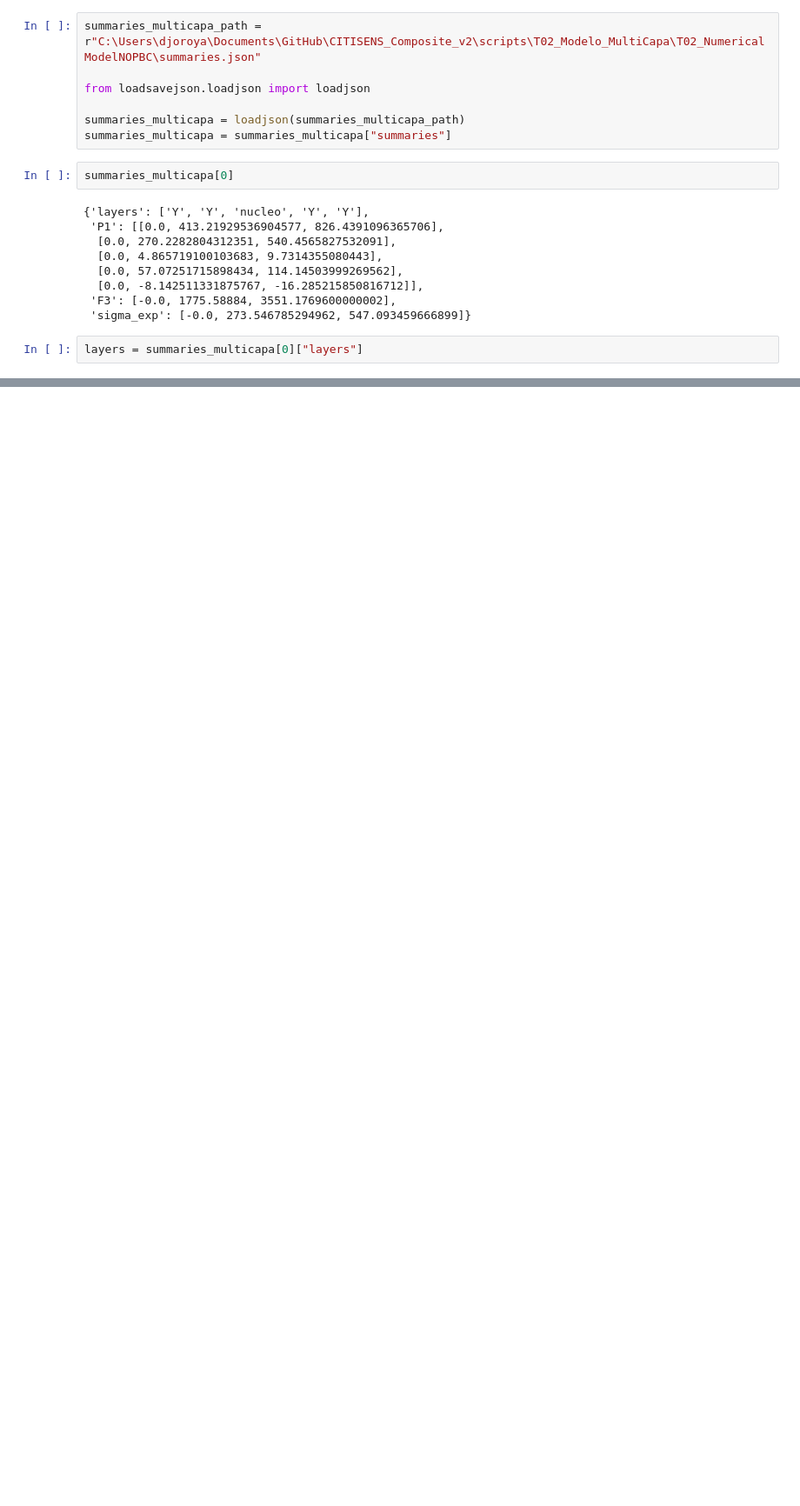
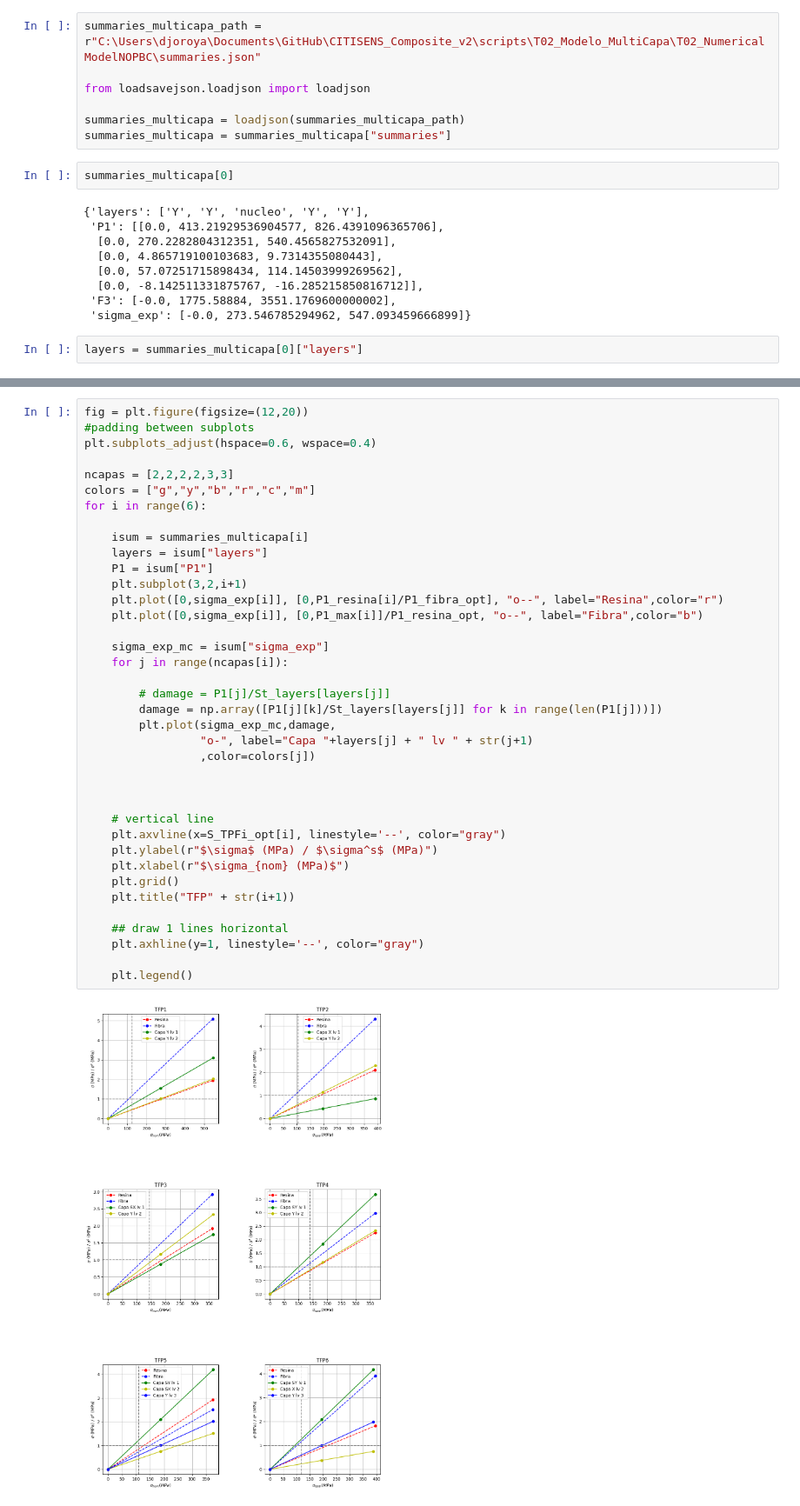
Before and after one commit to AdvancedMaterialSimulation/CITISENS_Composite, a Jupyter notebook: scripts_finals/02_metodo/02_flexion/T01_post_all copy.ipynb, the cells around one changed output, grey strips where cells are left out. Shown at 87% size. Cells and saved outputs as stored; diff of their text form; blank space fills up the shorter version.

```diff
--- a/scripts_finals/02_metodo/02_flexion/T01_post_all copy.ipynb
+++ b/scripts_finals/02_metodo/02_flexion/T01_post_all copy.ipynb
@@ -433,0 +458,40 @@ for i in range(6):
+# %%
+fig = plt.figure(figsize=(12,20))
+#padding between subplots
+plt.subplots_adjust(hspace=0.6, wspace=0.4)
+
+ncapas = [2,2,2,2,3,3]
+colors = ["g","y","b","r","c","m"]
+for i in range(6):
+
+    isum = summaries_multicapa[i]
+    layers = isum["layers"]
+    P1 = isum["P1"]
+    plt.subplot(3,2,i+1)
+    plt.plot([0,sigma_exp[i]], [0,P1_resina[i]/P1_fibra_opt], "o--", label="Resina",color="r")
+    plt.plot([0,sigma_exp[i]], [0,P1_max[i]]/P1_resina_opt, "o--", label="Fibra",color="b")
+
+    sigma_exp_mc = isum["sigma_exp"]
+    for j in range(ncapas[i]):
+
+        # damage = P1[j]/St_layers[layers[j]]
+        damage = np.array([P1[j][k]/St_layers[layers[j]] for k in range(len(P1[j]))])
+        plt.plot(sigma_exp_mc,damage,
+                 "o-", label="Capa "+layers[j] + " lv " + str(j+1)
+                 ,color=colors[j])
+
+
+
+    # vertical line
+    plt.axvline(x=S_TPFi_opt[i], linestyle='--', color="gray")
+    plt.ylabel(r"$\sigma$ (MPa) / $\sigma^s$ (MPa)")
+    plt.xlabel(r"$\sigma_{nom} (MPa)$")
+    plt.grid()
+    plt.title("TFP" + str(i+1))
+
+    ## draw 1 lines horizontal
+    plt.axhline(y=1, linestyle='--', color="gray")
+
+    plt.legend()
+# %% [output]
+[figure, added]
```
Also changed, not shown: parts of 3 cells of this notebook, 4 other files.
